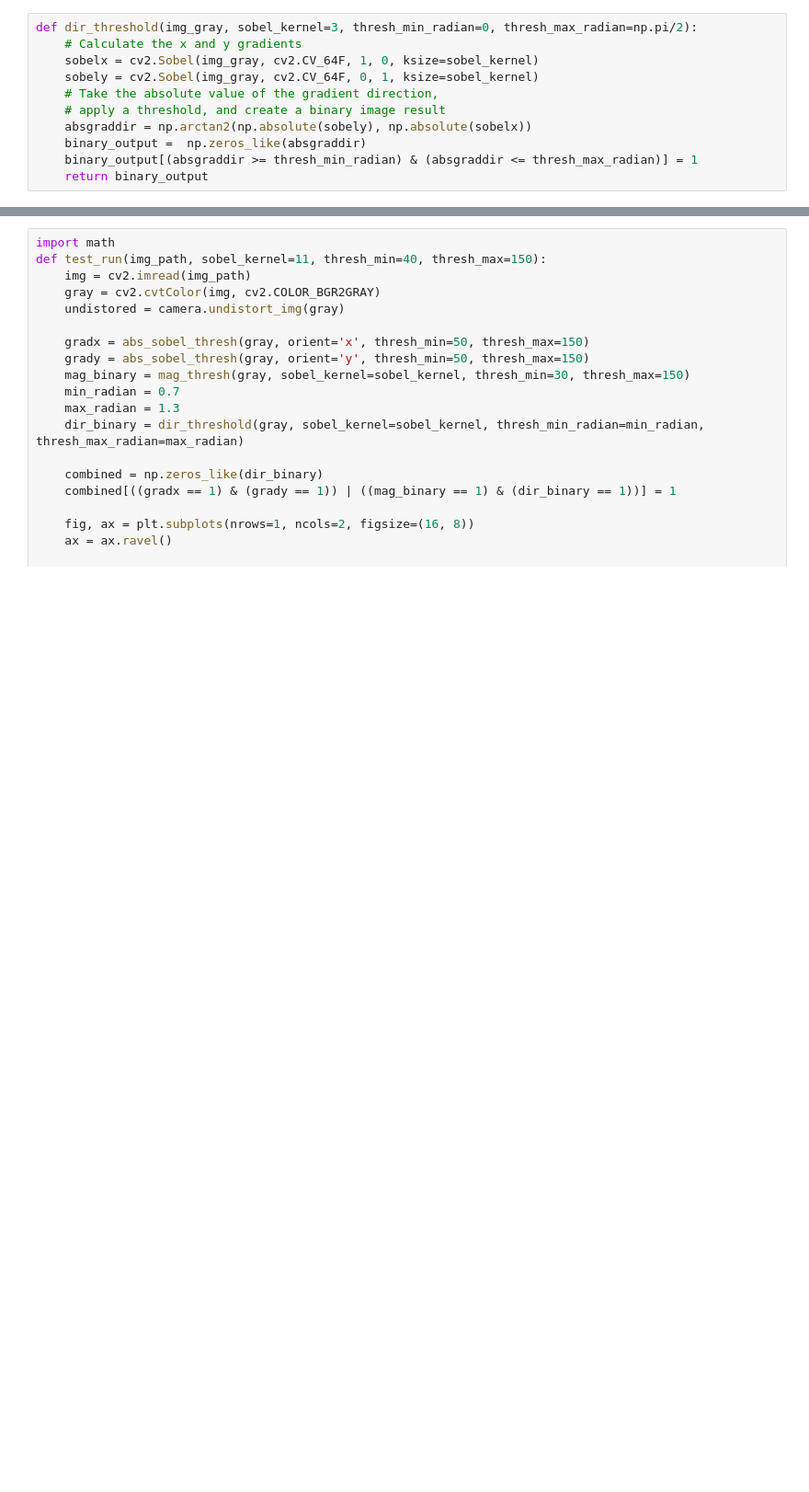
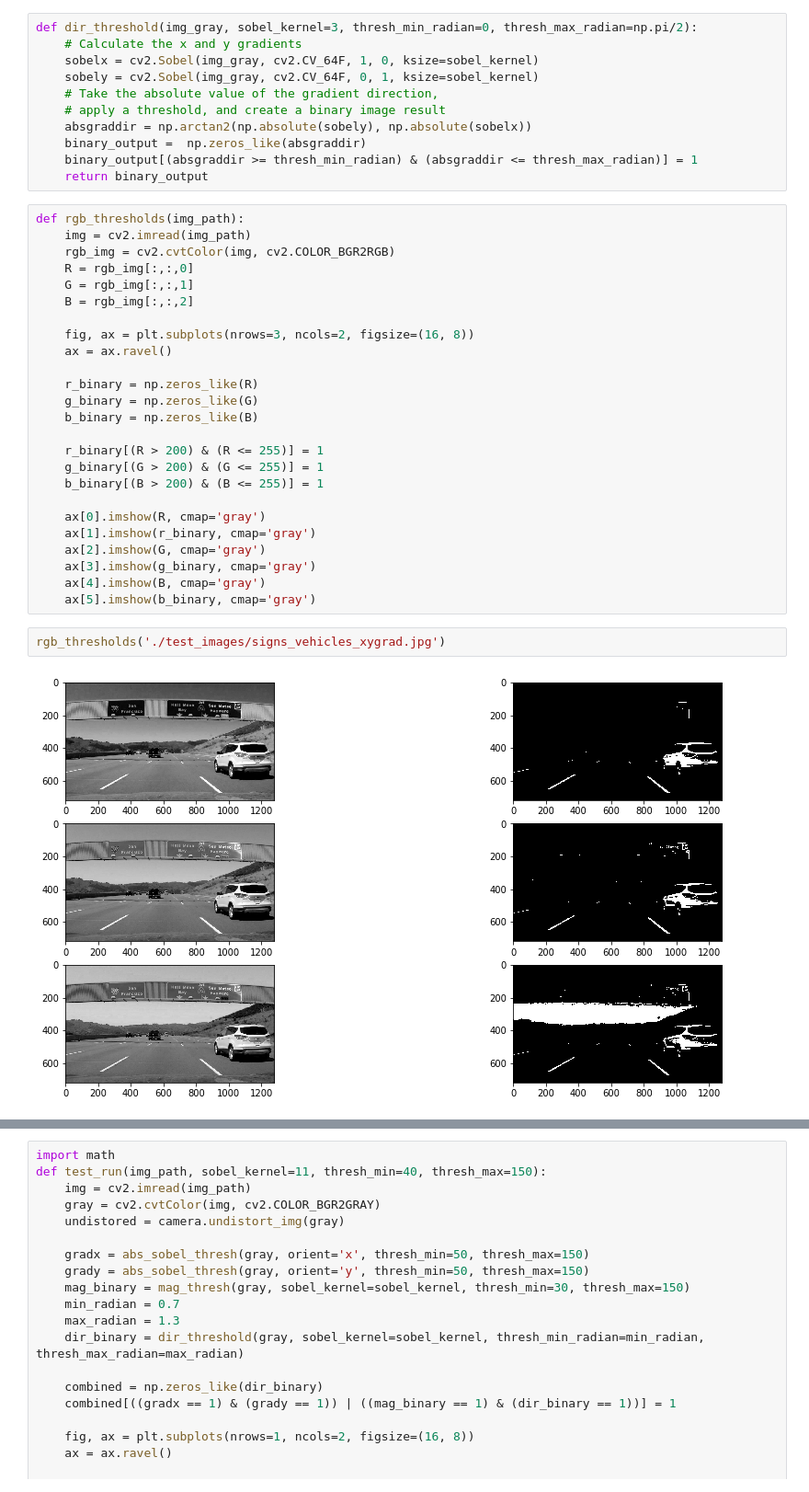
Before and after one commit to kevinwestern/CarND-Advanced-Lane-Lines, a Jupyter notebook: lane-finder.ipynb, the cells around one changed output, grey strips where cells are left out. Shown at 92% size. Cells and saved outputs as stored; diff of their text form; blank space fills up the shorter version.

Commit message:
Added rgb and hls thresholding for fun.

```diff
--- a/lane-finder.ipynb
+++ b/lane-finder.ipynb
@@ -107,3 +107,32 @@ def dir_threshold(img_gray, sobel_kernel=3, thresh_min_radian=0, thresh_max_radi
     binary_output =  np.zeros_like(absgraddir)
     binary_output[(absgraddir >= thresh_min_radian) & (absgraddir <= thresh_max_radian)] = 1
     return binary_output
+# %%
+def rgb_thresholds(img_path):
+    img = cv2.imread(img_path)
+    rgb_img = cv2.cvtColor(img, cv2.COLOR_BGR2RGB)
+    R = rgb_img[:,:,0]
+    G = rgb_img[:,:,1]
+    B = rgb_img[:,:,2]
+
+    fig, ax = plt.subplots(nrows=3, ncols=2, figsize=(16, 8))
+    ax = ax.ravel()
+
+    r_binary = np.zeros_like(R)
+    g_binary = np.zeros_like(G)
+    b_binary = np.zeros_like(B)
+
+    r_binary[(R > 200) & (R <= 255)] = 1
+    g_binary[(G > 200) & (G <= 255)] = 1
+    b_binary[(B > 200) & (B <= 255)] = 1
+
+    ax[0].imshow(R, cmap='gray')
+    ax[1].imshow(r_binary, cmap='gray')
+    ax[2].imshow(G, cmap='gray')
+    ax[3].imshow(g_binary, cmap='gray')
+    ax[4].imshow(B, cmap='gray')
+    ax[5].imshow(b_binary, cmap='gray')
+# %%
+rgb_thresholds('./test_images/signs_vehicles_xygrad.jpg')
+# %% [output]
+[figure, added]
```
Also changed, not shown: parts of 2 cells of this notebook.
